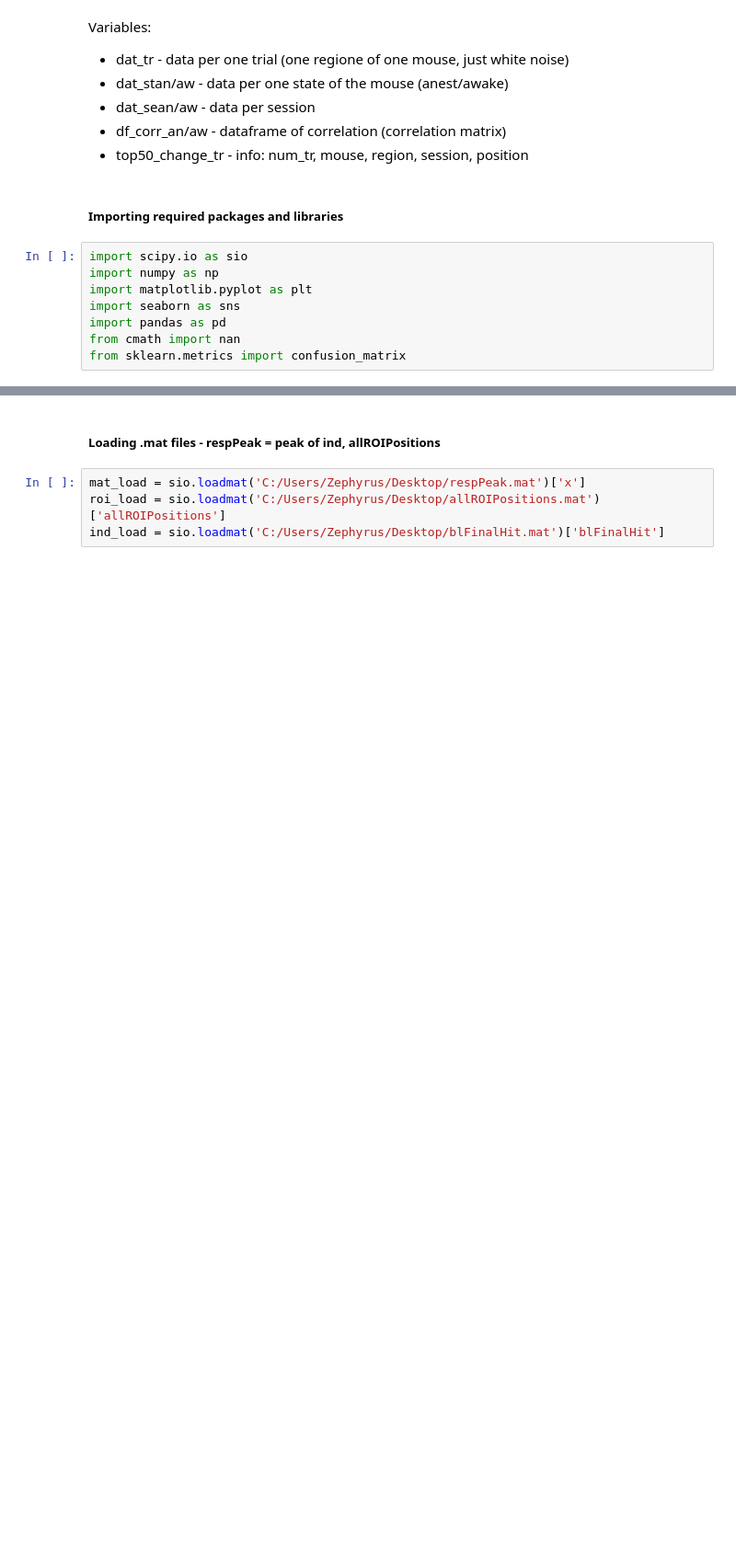
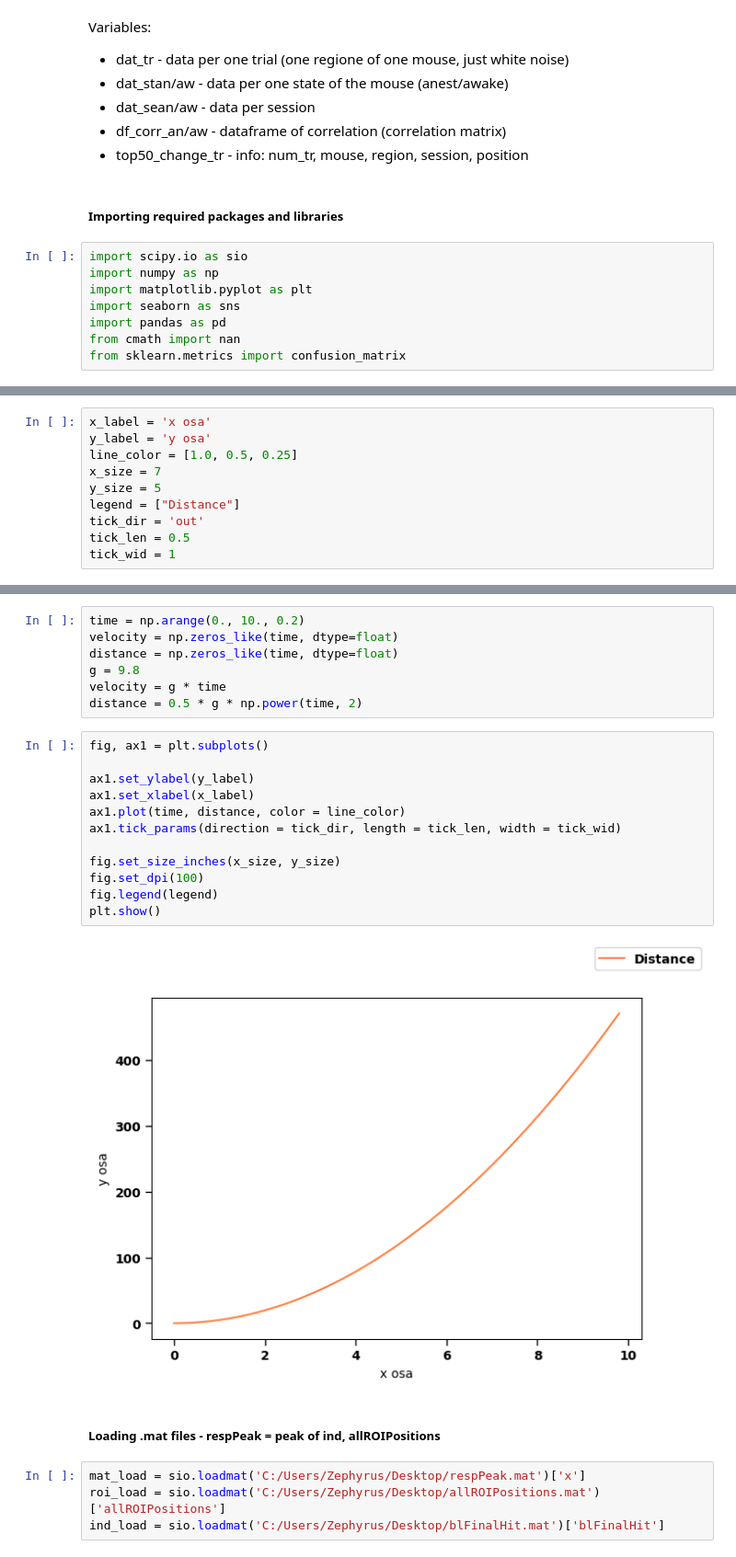
Before and after one commit to nedeljkovicmajaa/LMU_neuroscience, a Jupyter notebook: noise_correlation.ipynb, the cells around one changed output, grey strips where cells are left out. Shown at 92% size. Cells and saved outputs as stored; diff of their text form; blank space fills up the shorter version.

Commit message:
plotting param and anal of neur corrs

```diff
--- a/noise_correlation.ipynb
+++ b/noise_correlation.ipynb
@@ -17,0 +32,10 @@ from sklearn.metrics import confusion_matrix
+# %%
+x_label = 'x osa'
+y_label = 'y osa'
+line_color = [1.0, 0.5, 0.25]
+x_size = 7
+y_size = 5
+legend = ["Distance"]
+tick_dir = 'out'
+tick_len = 0.5
+tick_wid = 1
@@ -18,3 +63,24 @@ from sklearn.metrics import confusion_matrix
+# %%
+time = np.arange(0., 10., 0.2)
+velocity = np.zeros_like(time, dtype=float)
+distance = np.zeros_like(time, dtype=float)
+g = 9.8
+velocity = g * time
+distance = 0.5 * g * np.power(time, 2)
+# %%
+fig, ax1 = plt.subplots()
+
+ax1.set_ylabel(y_label)
+ax1.set_xlabel(x_label)
+ax1.plot(time, distance, color = line_color)
+ax1.tick_params(direction = tick_dir, length = tick_len, width = tick_wid)
+
+fig.set_size_inches(x_size, y_size)
+fig.set_dpi(100)
+fig.legend(legend)
+plt.show()
+# %% [output]
+[figure, added]
 # %% [markdown]
 ##### Loading .mat files - respPeak = peak of ind, allROIPositions
 # %%
```
Also changed, not shown: parts of 10 cells of this notebook.
